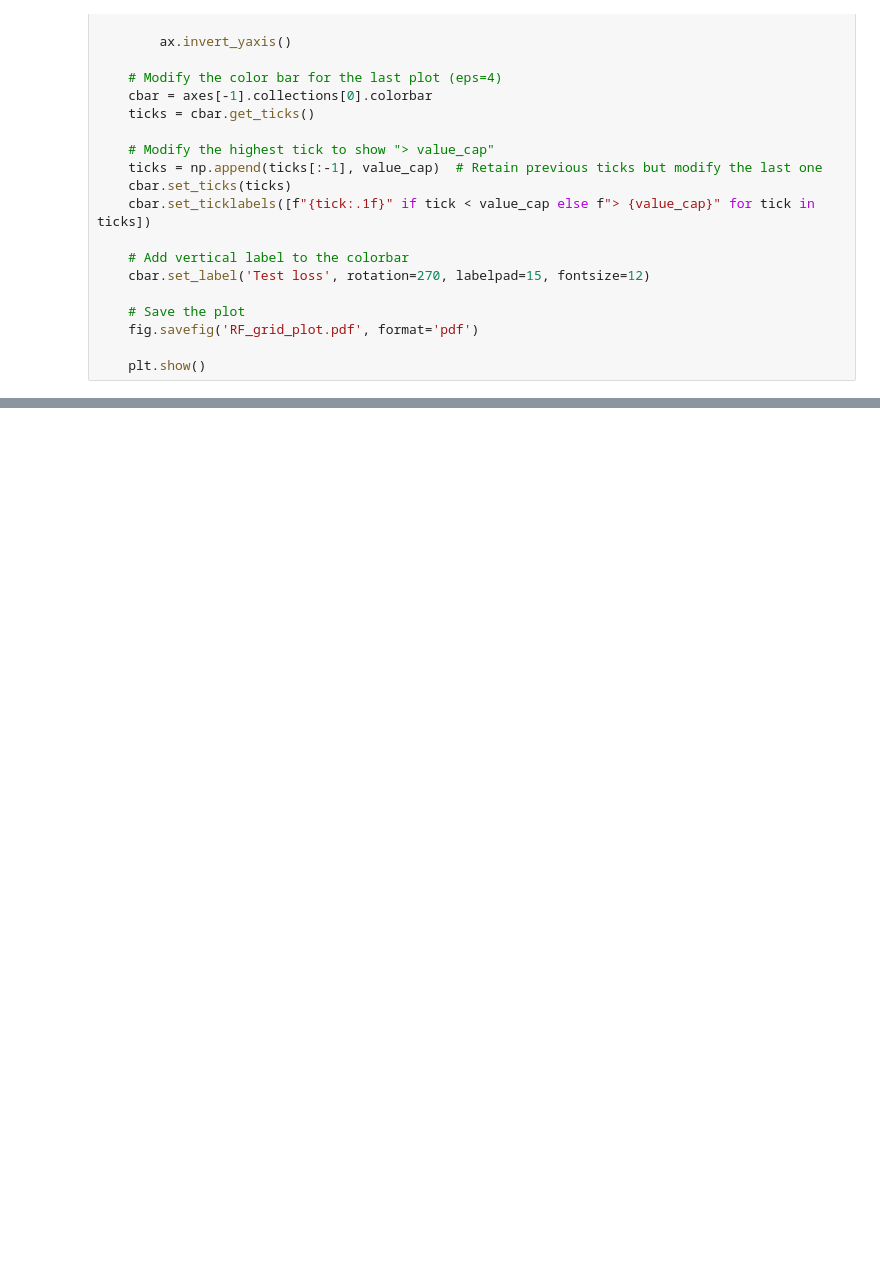
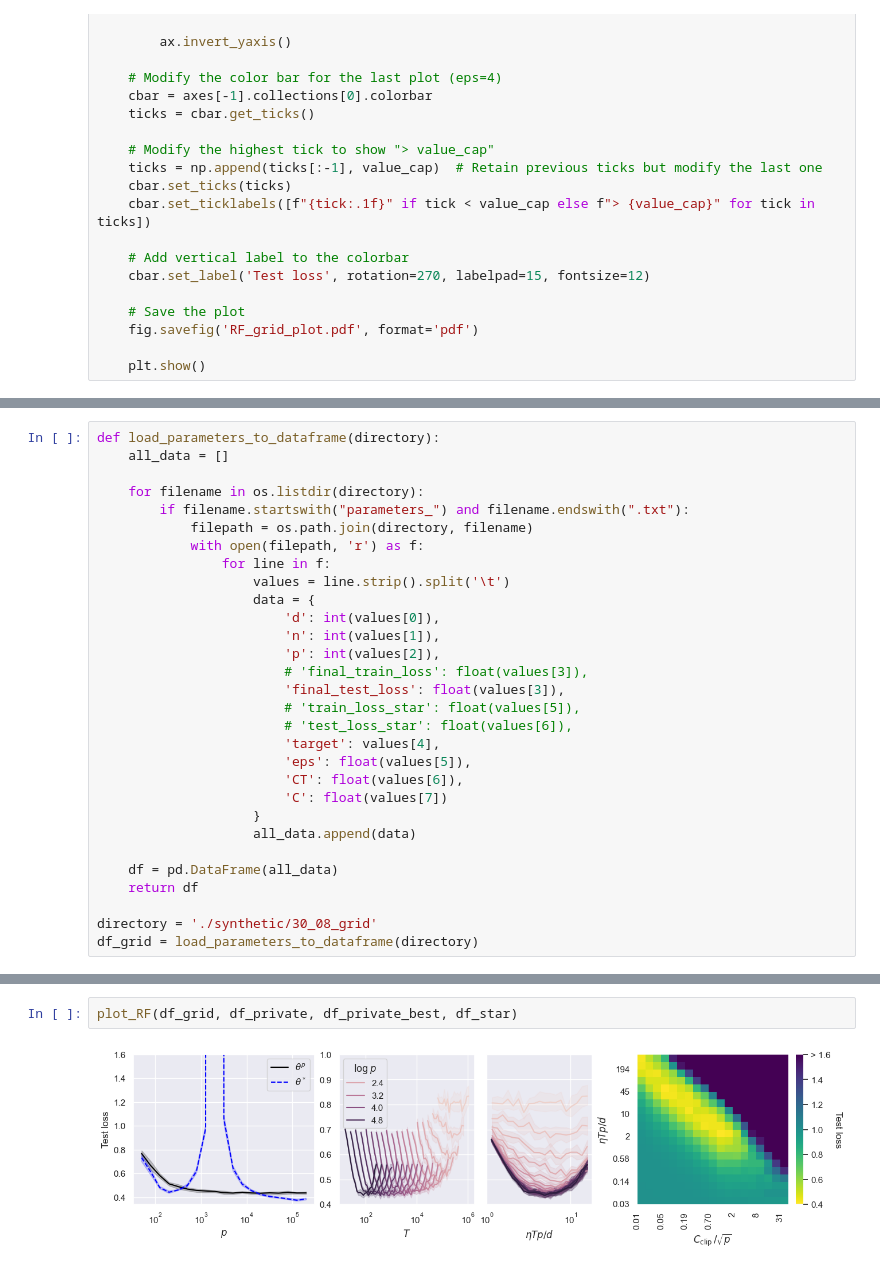
Before and after one commit to simone-bombari/privacy-for-free, a Jupyter notebook: plot_RF.ipynb, the cells around one changed output, grey strips where cells are left out. Drawn from its saved outputs; the diff is of its cells as text; blank space fills up the shorter version.

```diff
--- a/plot_RF.ipynb
+++ b/plot_RF.ipynb
@@ -1812,0 +446,30 @@ plot_max_accuracy_by_width_and_epsilon(processed_df, clip_value_1_fixed, trainin
+# %%
+def load_parameters_to_dataframe(directory):
+    all_data = []
+
+    for filename in os.listdir(directory):
+        if filename.startswith("parameters_") and filename.endswith(".txt"):
+            filepath = os.path.join(directory, filename)
+            with open(filepath, 'r') as f:
+                for line in f:
+                    values = line.strip().split('\t')
+                    data = {
+                        'd': int(values[0]),
+                        'n': int(values[1]),
+                        'p': int(values[2]),
+                        # 'final_train_loss': float(values[3]),
+                        'final_test_loss': float(values[3]),
+                        # 'train_loss_star': float(values[5]),
+                        # 'test_loss_star': float(values[6]),
+                        'target': values[4],
+                        'eps': float(values[5]),
+                        'CT': float(values[6]),
+                        'C': float(values[7])
+                    }
+                    all_data.append(data)
+
+    df = pd.DataFrame(all_data)
+    return df
+
+directory = './synthetic/30_08_grid'
+df_grid = load_parameters_to_dataframe(directory)
@@ -1812,0 +582,4 @@ plot_max_accuracy_by_width_and_epsilon(processed_df, clip_value_1_fixed, trainin
+# %%
+plot_RF(df_grid, df_private, df_private_best, df_star)
+# %% [output]
+[figure, added]
```
Also changed, not shown: parts of 94 cells of this notebook, 50 other files.
